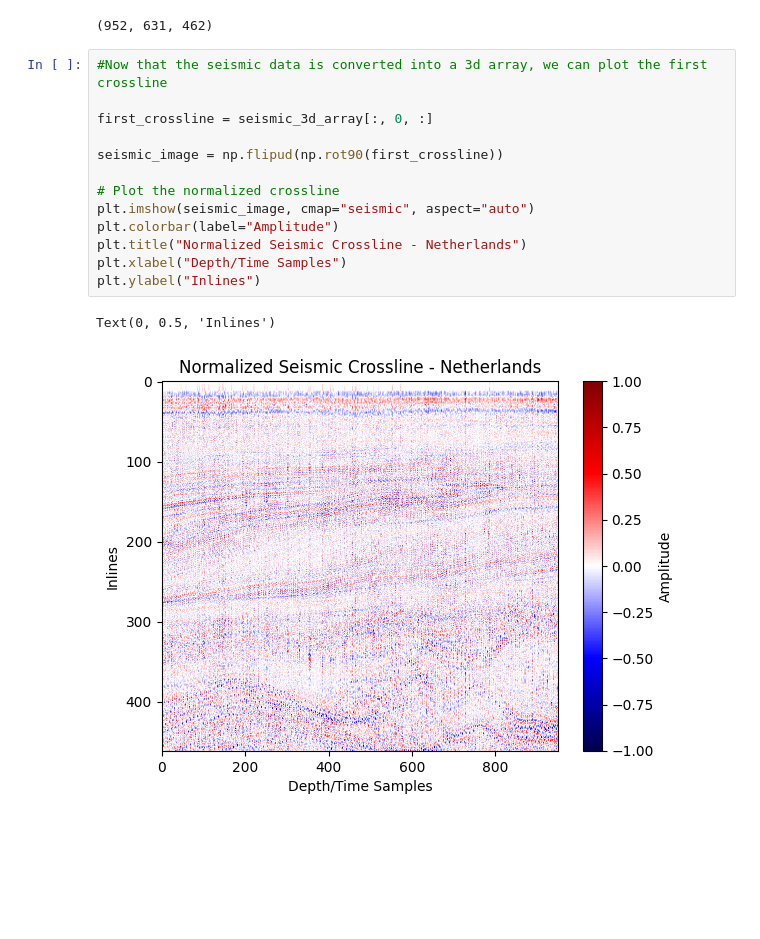
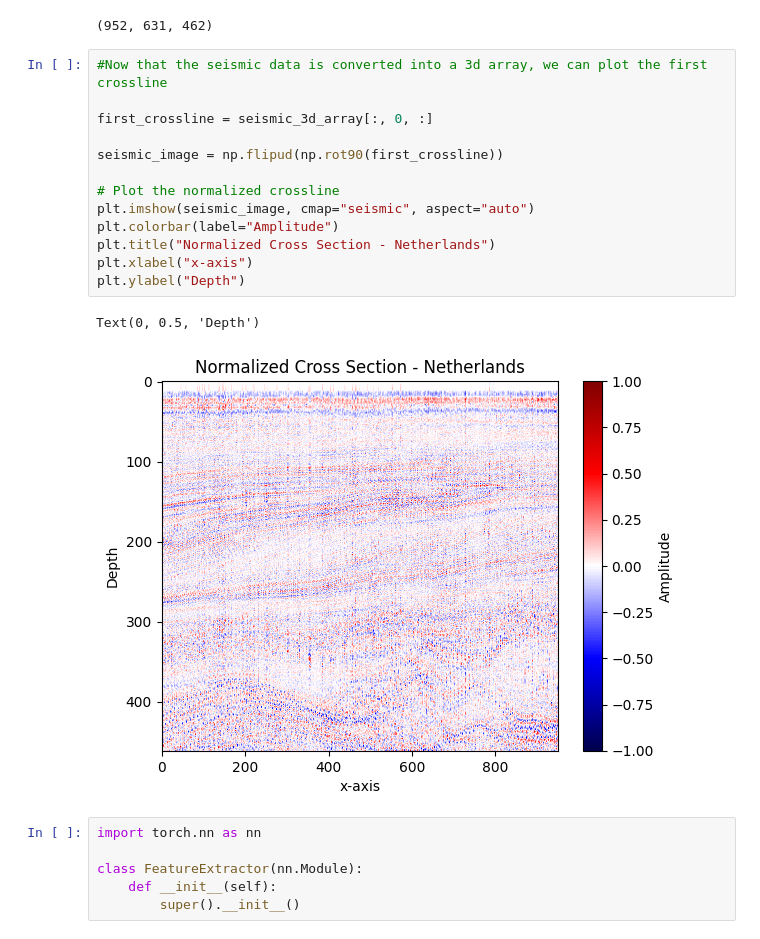
Before and after one commit to crbuch/SeismicML, a Jupyter notebook: main.ipynb, the cells around one changed output. Saved outputs shown, nothing was run; the diff lists cells and outputs as text; blank space fills up the shorter version.

```diff
--- a/main.ipynb
+++ b/main.ipynb
@@ -54,16 +60,22 @@ print(seismic_3d_array.shape)
 # %%
 #Now that the seismic data is converted into a 3d array, we can plot the first crossline
 
 first_crossline = seismic_3d_array[:, 0, :]
 
 seismic_image = np.flipud(np.rot90(first_crossline))
 
 # Plot the normalized crossline
 plt.imshow(seismic_image, cmap="seismic", aspect="auto")
 plt.colorbar(label="Amplitude")
-plt.title("Normalized Seismic Crossline - Netherlands")
-plt.xlabel("Depth/Time Samples")
-plt.ylabel("Inlines")
+plt.title("Normalized Cross Section - Netherlands")
+plt.xlabel("x-axis")
+plt.ylabel("Depth")
 # %% [output]
-Text(0, 0.5, 'Inlines')
+Text(0, 0.5, 'Depth')
-[figure, old version]
+[figure, new version]
+# %%
+import torch.nn as nn
+
+class FeatureExtractor(nn.Module):
+    def __init__(self):
+        super().__init__()
```
Also changed, not shown: parts of 2 cells of this notebook, 1 other file.
